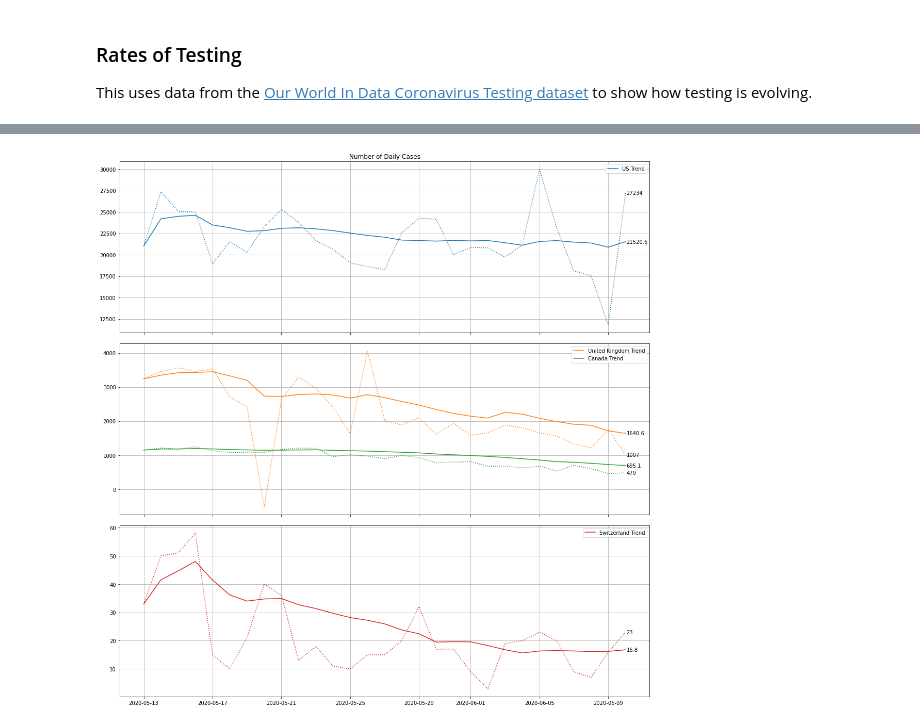
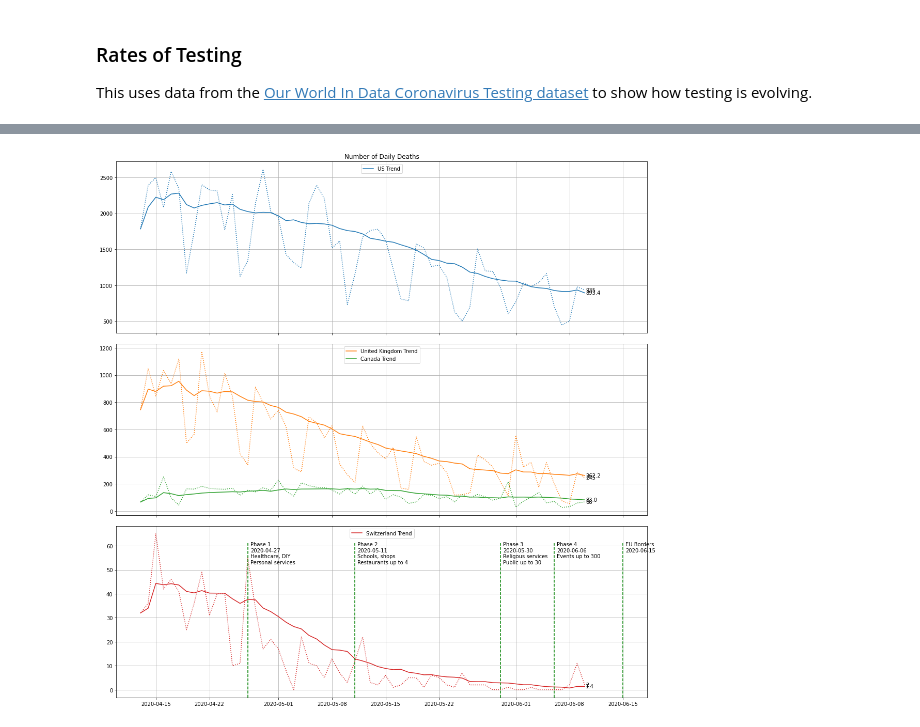
Before and after one commit to willharris/coronastats, a Jupyter notebook: coronastats.ipynb, the cells around one changed output, grey strips where cells are left out. Saved outputs shown, nothing was run; the diff lists cells and outputs as text; code cells hidden in the pictures.

```diff
--- a/coronastats.ipynb
+++ b/coronastats.ipynb
@@ -208,40 +267,49 @@ plt.show()
 # %%
-days = 30
+days = 60
 
-dailies = cases_interest.loc[["US", "United Kingdom", "Canada", "Switzerland"]].iloc[:, -days:].T.diff()
+dailies = deaths.loc[["US", "United Kingdom", "Canada", "Switzerland"]].iloc[:, -days:].T.diff()
 dailies.index = pd.to_datetime(dailies.index)
 
 colors = plt.rcParams["axes.prop_cycle"].by_key()["color"]
 splits = [1, 2, 1]
 
 fig, axes = plt.subplots(len(splits), 1, sharex=True, figsize=(15, 15))
 fig.tight_layout()
 
-axes[0].set(title="Number of Daily Cases")
+axes[0].set(title="Number of Daily Deaths")
 
 start = 0
 for split in range(len(splits)):
     end = start + splits[split]
     ax = axes[split]
     ax.grid()
     ax.set_prop_cycle(color=colors[start:end])
     data = dailies.iloc[:, start:end]
     trend = data.rolling("14d").mean()
     labels = list(dailies.columns[start:end])
     ax.plot(trend)
     ax.plot(data, linestyle=":", label=[f"{x} Data" for x in labels])
 
-    ax.legend([f"{x} Trend" for x in labels])
+    ax.legend([f"{x} Trend" for x in labels], loc="upper center")
 
     last_data = data.iloc[-1]
     last_trend = trend.iloc[-1]
     for val in last_trend.values:
-        ax.annotate(round(val, 1), (last_trend.name, val), xytext=(2, -3), textcoords="offset points", fontsize=fontsize)
+        ax.annotate(round(val, 1), (last_trend.name, val), xytext=(2, -3),
+                    textcoords="offset points", fontsize=fontsize)
     for val in last_data.values:
-        ax.annotate(int(round(val, 0)), (last_data.name, val), xytext=(2, -3), textcoords="offset points", fontsize=fontsize)
+        ax.annotate(int(round(val, 0)), (last_data.name, val), xytext=(2, -3),
+                    textcoords="offset points", fontsize=fontsize)
 
     start = end
 
+chax = axes[-1]
+for date in dates:
+    at = pd.Timestamp(date[0])
+    line = chax.axvline(at, color="g", ls="--", ymax=lineheight)
+    text = date[1].format(date[0])
+    chax.annotate(text, (at, chax.dataLim.height * lineheight), xytext=(5, 15),
+                  textcoords="offset points", fontsize=fontsize, verticalalignment="top")
 plt.show()
 # %% [output]
-[figure, old version]
+[figure, new version]
```
Also changed, not shown: parts of 4 cells of this notebook.
